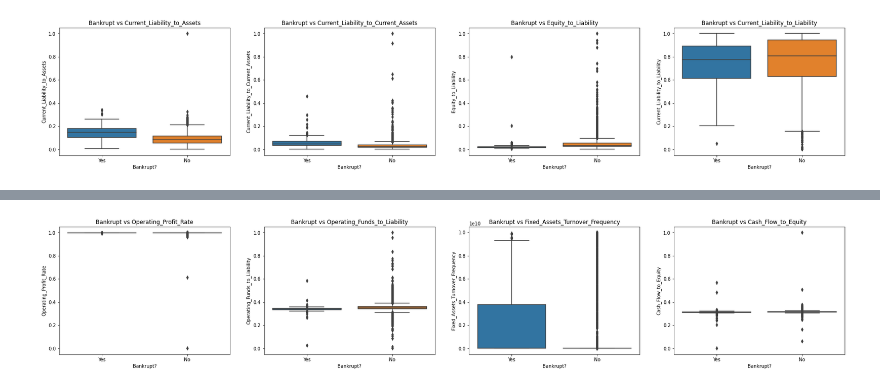
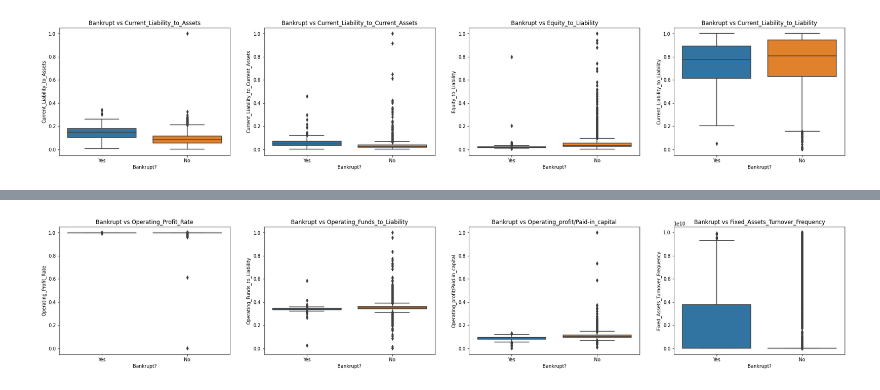
Before and after one commit to Sperodvd/Predicting-Company-bankruptcy-based-on-Financial-and-Economic-ratios, a Jupyter notebook: Final documents/2. Exploratory Data Analysis.ipynb, the cells around one changed output, grey strips where cells are left out. Saved outputs shown, nothing was run; the diff lists cells and outputs as text; code cells hidden in the pictures.

```diff
--- a/Final documents/2. Exploratory Data Analysis.ipynb
+++ b/Final documents/2. Exploratory Data Analysis.ipynb
@@ -209,12 +298,12 @@ axs[3].set_title('Bankrupt vs Fixed_Assets_Turnover_Frequency');
 # %%
 fig, axs = plt.subplots(ncols=4, figsize=(30,5))
 sns.boxplot(x='Bankrupt?',y='Operating_Profit_Rate', data=cat_data, ax=axs[0])
 sns.boxplot(x='Bankrupt?',y='Operating_Funds_to_Liability', data=cat_data, ax=axs[1])
-sns.boxplot(x='Bankrupt?',y='Fixed_Assets_Turnover_Frequency', data=cat_data, ax=axs[2])
-sns.boxplot(x='Bankrupt?',y='Cash_Flow_to_Equity', data=cat_data, ax=axs[3])
+sns.boxplot(x='Bankrupt?',y='Operating_profit/Paid-in_capital', data=cat_data, ax=axs[2])
+sns.boxplot(x='Bankrupt?',y='Fixed_Assets_Turnover_Frequency', data=cat_data, ax=axs[3])
 axs[0].set_title('Bankrupt vs Operating_Profit_Rate');
 axs[1].set_title('Bankrupt vs Operating_Funds_to_Liability');
-axs[2].set_title('Bankrupt vs Fixed_Assets_Turnover_Frequency');
-axs[3].set_title('Bankrupt vs Cash_Flow_to_Equity');
+axs[2].set_title('Bankrupt vs Operating_profit/Paid-in_capital');
+axs[3].set_title('Bankrupt vs Fixed_Assets_Turnover_Frequency');
 # %% [output]
-[figure, old version]
+[figure, new version]
```
Also changed, not shown: parts of 20 cells of this notebook.
